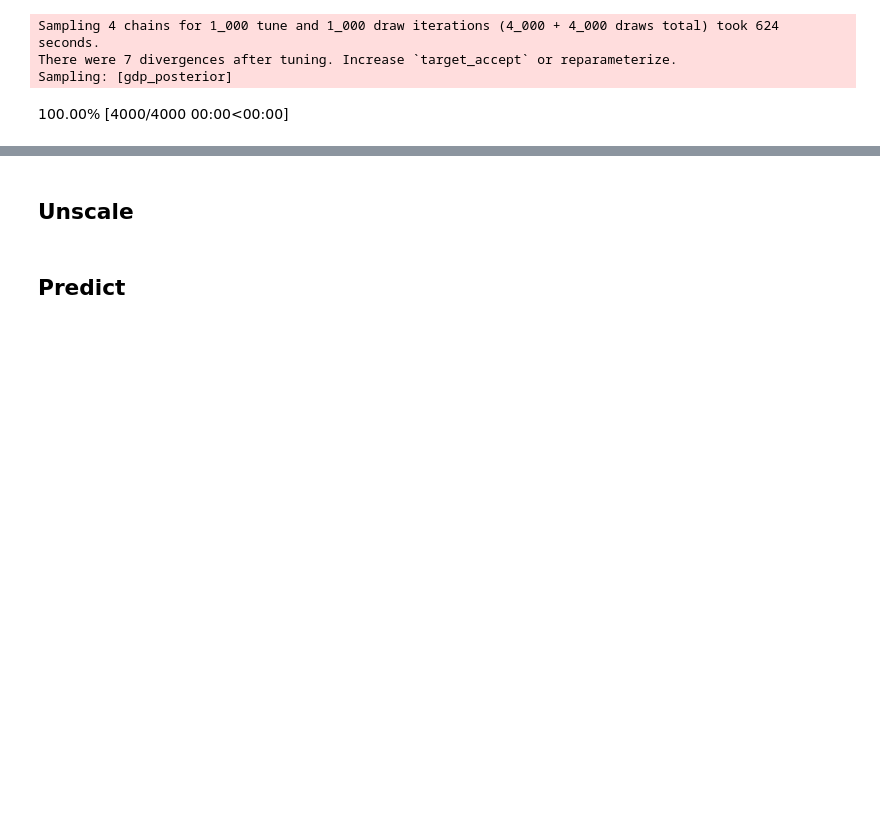
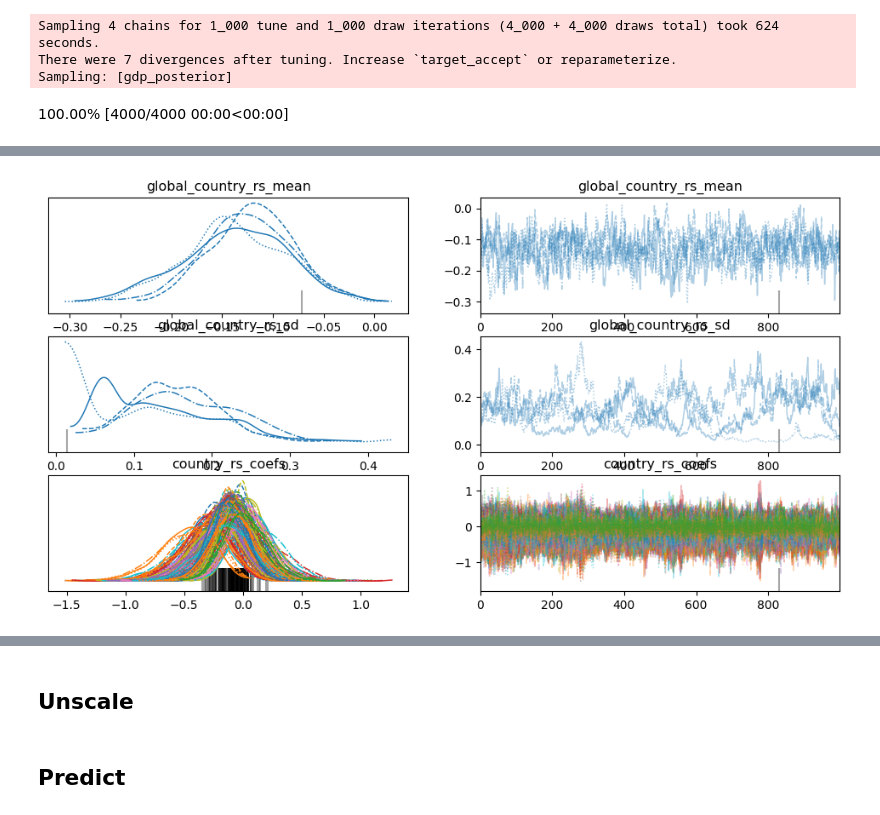
Before and after one commit to greenguy33/climate_econometric_model_comparison, a Jupyter notebook: notebooks/bayesian_models.ipynb, the cells around one changed output, grey strips where cells are left out. Drawn from its saved outputs; the diff is of its cells as text; code cells hidden in the pictures; blank space fills up the shorter version.

```diff
--- a/notebooks/bayesian_models.ipynb
+++ b/notebooks/bayesian_models.ipynb
@@ -389,0 +390,5 @@ az.summary(trace, var_names=["global_region_rs_mean", "global_region_rs_sd", "re
+# %%
+fig = az.plot_trace(trace, var_names=["global_country_rs_mean", "global_country_rs_sd", "country_rs_coefs"]).ravel()[0].figure
+fig.show()
+# %% [output]
+[figure, added]
```
Also changed, not shown: parts of 8 cells of this notebook, 18 other files.
